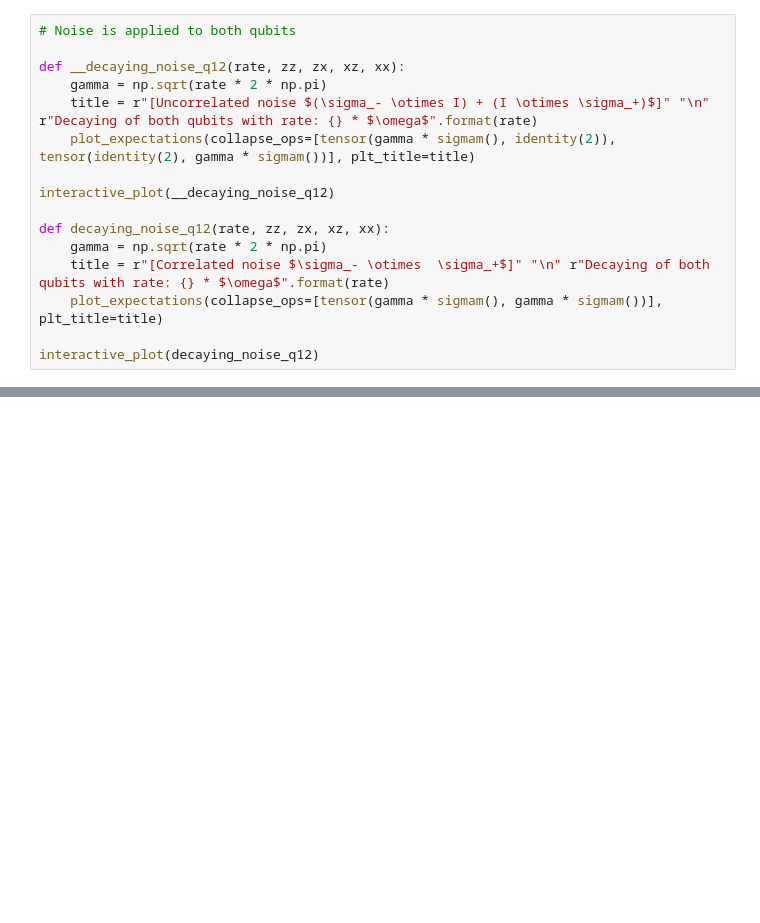
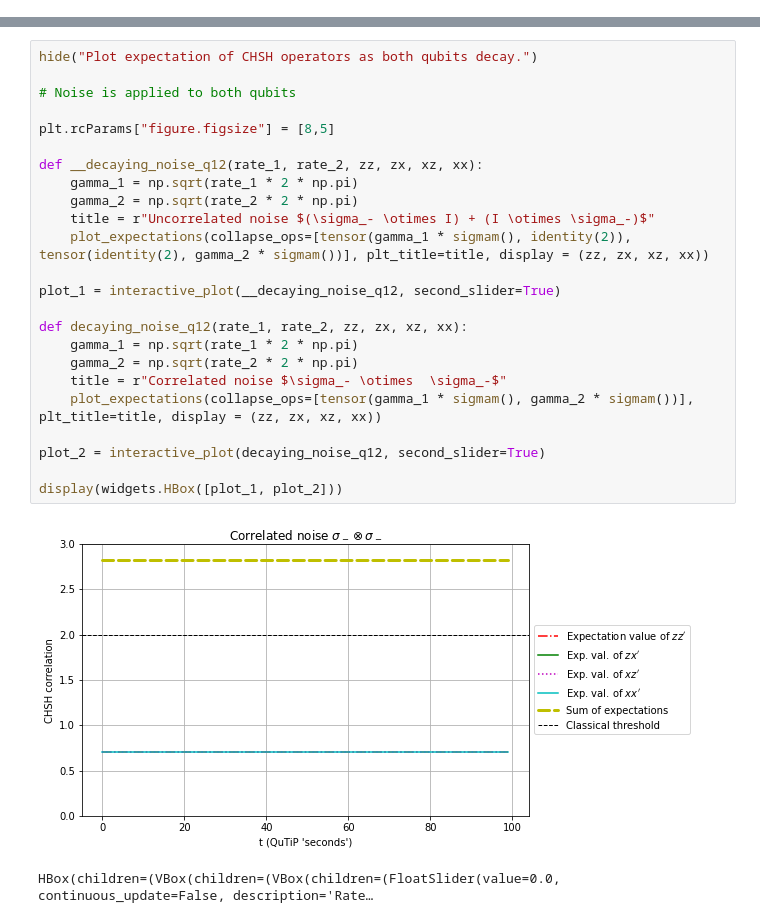
Before and after one commit to dxts/chsh-bell-inequality, a Jupyter notebook: Final Project Template.ipynb, the cells around one changed output, grey strips where cells are left out. Cells and saved outputs as stored; diff of their text form; blank space fills up the shorter version.

```diff
--- a/Final Project Template.ipynb
+++ b/Final Project Template.ipynb
@@ -390,16 +0,0 @@ VBox(children=(FloatSlider(value=0.0, continuous_update=False, description='Rate
-# %%
-# Noise is applied to both qubits
-
-def __decaying_noise_q12(rate, zz, zx, xz, xx):
-    gamma = np.sqrt(rate * 2 * np.pi)
-    title = r"[Uncorrelated noise $(\sigma_- \otimes I) + (I \otimes \sigma_+)$]" "\n" r"Decaying of both qubits with rate: {} * $\omega$".format(rate)
-    plot_expectations(collapse_ops=[tensor(gamma * sigmam(), identity(2)), tensor(identity(2), gamma * sigmam())], plt_title=title)
-
-interactive_plot(__decaying_noise_q12)
-
-def decaying_noise_q12(rate, zz, zx, xz, xx):
-    gamma = np.sqrt(rate * 2 * np.pi)
-    title = r"[Correlated noise $\sigma_- \otimes  \sigma_+$]" "\n" r"Decaying of both qubits with rate: {} * $\omega$".format(rate)
-    plot_expectations(collapse_ops=[tensor(gamma * sigmam(), gamma * sigmam())], plt_title=title)
-
-interactive_plot(decaying_noise_q12)
@@ -423,0 +471,27 @@ VBox(children=(FloatSlider(value=0.0, continuous_update=False, description='Rate
+# %%
+hide("Plot expectation of CHSH operators as both qubits decay.")
+
+# Noise is applied to both qubits
+
+plt.rcParams["figure.figsize"] = [8,5]
+
+def __decaying_noise_q12(rate_1, rate_2, zz, zx, xz, xx):
+    gamma_1 = np.sqrt(rate_1 * 2 * np.pi)
+    gamma_2 = np.sqrt(rate_2 * 2 * np.pi)
+    title = r"Uncorrelated noise $(\sigma_- \otimes I) + (I \otimes \sigma_-)$"
+    plot_expectations(collapse_ops=[tensor(gamma_1 * sigmam(), identity(2)), tensor(identity(2), gamma_2 * sigmam())], plt_title=title, display = (zz, zx, xz, xx))
+
+plot_1 = interactive_plot(__decaying_noise_q12, second_slider=True)
+
+def decaying_noise_q12(rate_1, rate_2, zz, zx, xz, xx):
+    gamma_1 = np.sqrt(rate_1 * 2 * np.pi)
+    gamma_2 = np.sqrt(rate_2 * 2 * np.pi)
+    title = r"Correlated noise $\sigma_- \otimes  \sigma_-$"
+    plot_expectations(collapse_ops=[tensor(gamma_1 * sigmam(), gamma_2 * sigmam())], plt_title=title, display = (zz, zx, xz, xx))
+
+plot_2 = interactive_plot(decaying_noise_q12, second_slider=True)
+
+display(widgets.HBox([plot_1, plot_2]))
+# %% [output]
+[figure, added]
+HBox(children=(VBox(children=(VBox(children=(FloatSlider(value=0.0, continuous_update=False, description='Rate…
```
Also changed, not shown: parts of 43 cells of this notebook.
